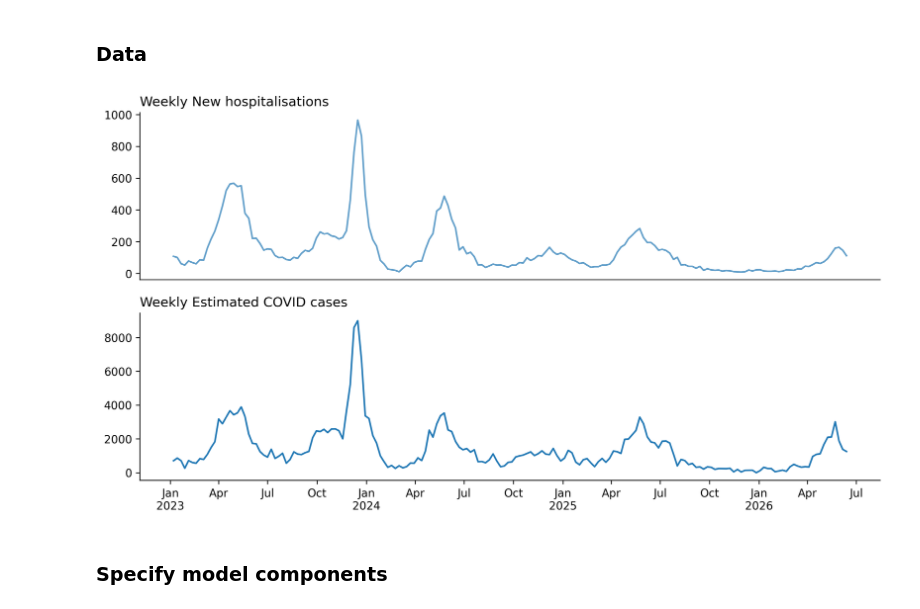
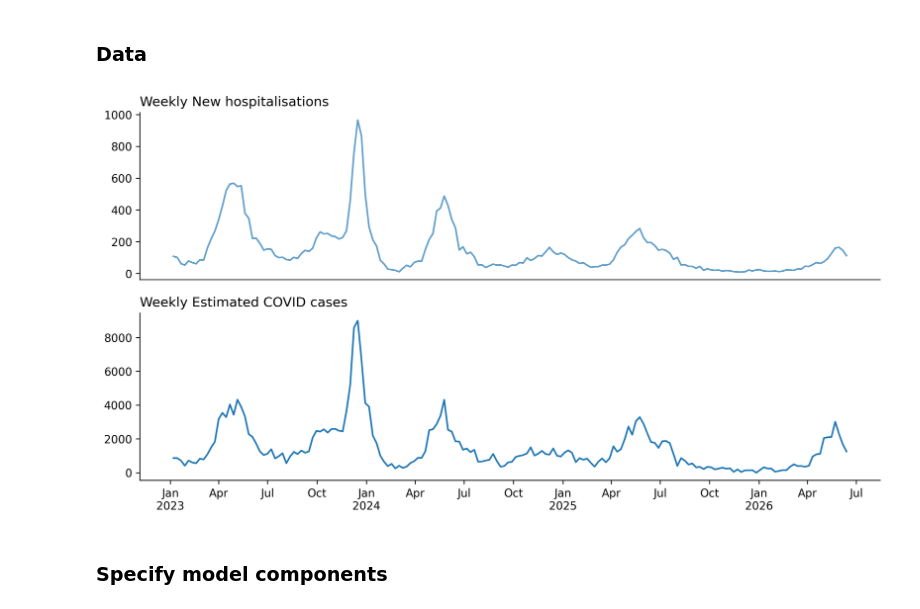
Before and after one commit to pessimistic-pelican/PyRenew, a Jupyter notebook: scripts/covid_hosp_forecasts.ipynb, the cells around one changed output. Drawn from its saved outputs; the diff is of its cells as text; code cells hidden in the pictures.

```diff
--- a/scripts/covid_hosp_forecasts.ipynb
+++ b/scripts/covid_hosp_forecasts.ipynb
@@ -120,45 +120,46 @@ if covid_hosp_d is not None:
 covid_ari_d["ari_covid_positivity"] = (
     covid_ari_d["ari_covid_pos"] / covid_ari_d["ari_samples"]
 )
-covid_ari_d["est_covid_cases"] = (
-    covid_ari_d["poly_ari_attendances"] * covid_ari_d["ari_covid_positivity"]
-)
+#est covid case count at poly
+covid_ari_d['est_covid_cases'] = covid_ari_d['poly_ari_attendances'] * covid_ari_d['ari_covid_positivity']
+
+covid_ari_d["poly_ari_attendances_adjusted"] = (covid_ari_d['poly_ari_attendances'] / covid_ari_d['working_days']) * 5.5
+
 covid_ari_d["est_covid_cases_adj"] = (
     covid_ari_d["poly_ari_attendances_adjusted"] * covid_ari_d["ari_covid_positivity"]
 )
-
 if covid_hosp_d is None:
     covid_ari_hosp_d = covid_ari_d.copy()
 else:
     covid_ari_hosp_d = covid_ari_d.merge(
         covid_hosp_d[["year_week", "new_hospitalisation_cases"]],
         how="left",
         on=["year_week"],
     )
 
-PRIMARY_TARGET_COL = "est_covid_cases"
+PRIMARY_TARGET_COL = "est_covid_cases_adj"
 PRIMARY_TARGET_LABEL = "Estimated COVID cases"
 HOSP_TARGET_COL = "new_hospitalisation_cases"
 HOSP_TARGET_LABEL = "New hospitalisations"
 
 fig, ax = plt.subplots(2, 1, figsize=(12, 6), dpi=300)
 plt.subplots_adjust(hspace=0.2)
 
 ax[0].plot(covid_ari_hosp_d["end_date"], covid_ari_hosp_d[HOSP_TARGET_COL], alpha=0.7)
 ax[1].plot(covid_ari_hosp_d["end_date"], covid_ari_hosp_d[PRIMARY_TARGET_COL])
 
 for axis in ax:
     axis.spines["top"].set_visible(False)
     axis.spines["right"].set_visible(False)
 
 ax[0].set_title(f"Weekly {HOSP_TARGET_LABEL}", loc="left")
 ax[1].set_title(f"Weekly {PRIMARY_TARGET_LABEL}", loc="left")
 ax[0].set_xticks([])
 format_quarterly_axis(ax[1])
 
 plt.show()
 # %% [output]
-[figure, old version]
+[figure, new version]
 # %% [markdown]
 ### Specify model components
 # %% [markdown]
```
Also changed, not shown: parts of 5 cells of this notebook, 1 other file.
